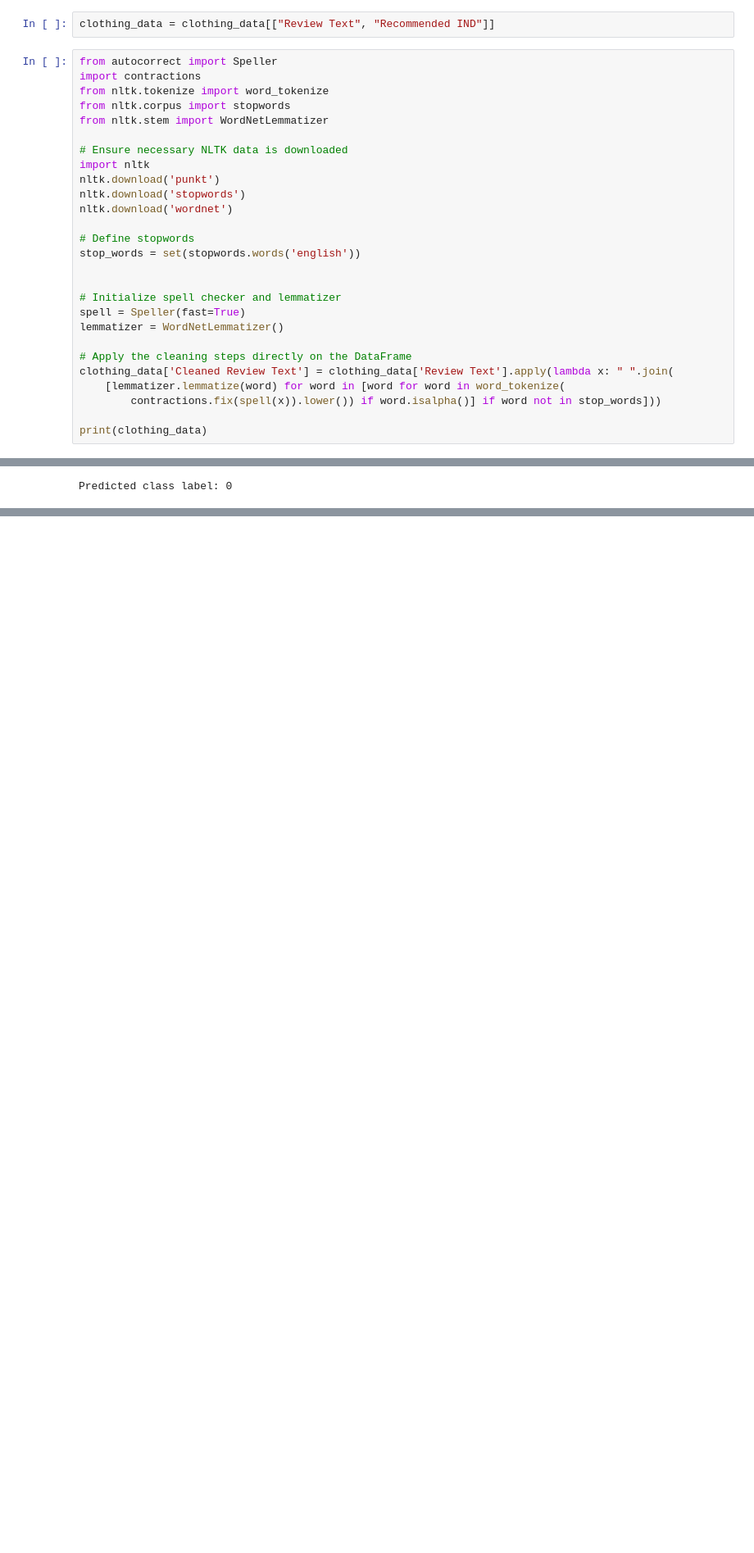
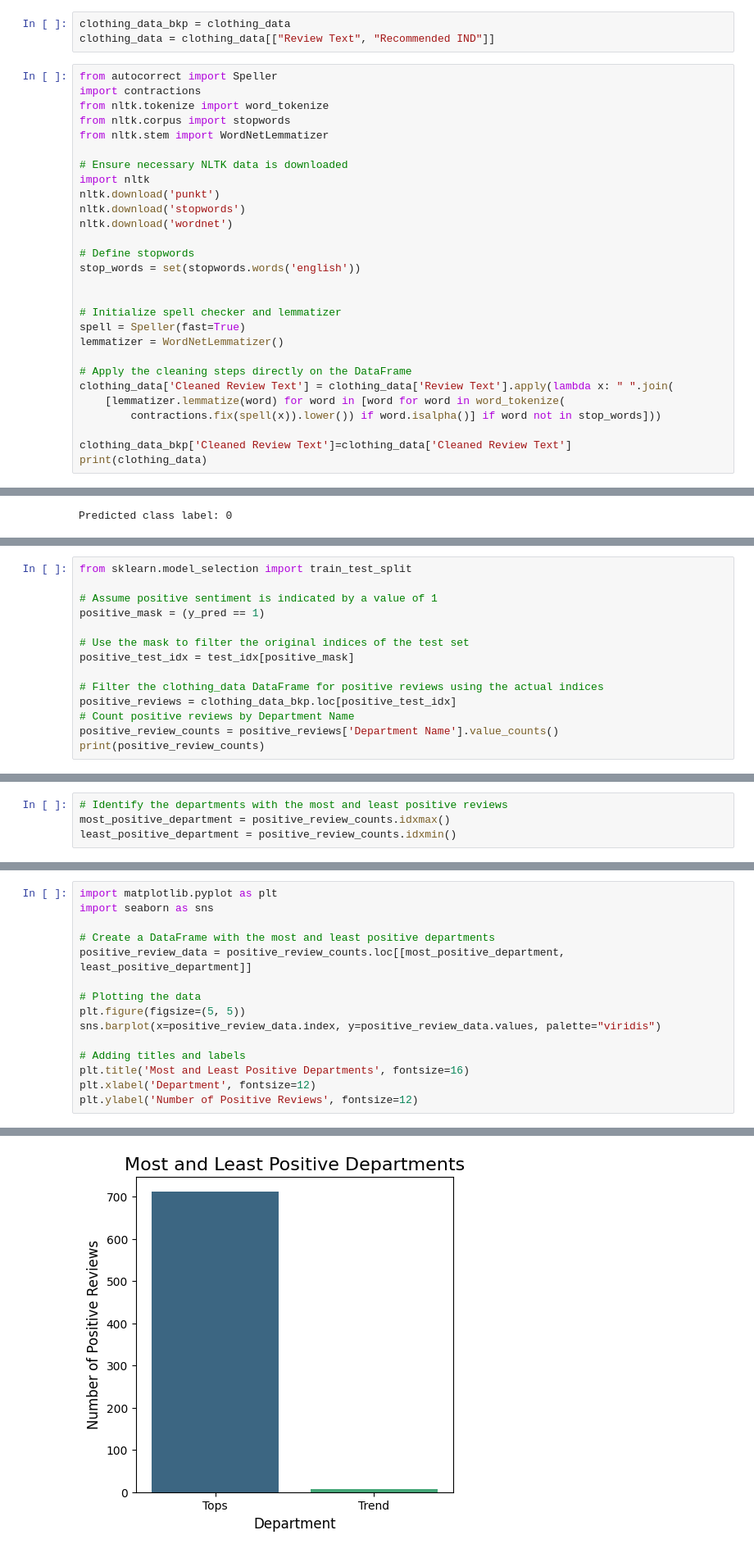
Before and after one commit to fahad-roshan/DS_FINAL_PROJECT, a Jupyter notebook: final_project.ipynb, the cells around one changed output, grey strips where cells are left out. Shown at 82% size. Drawn from its saved outputs; the diff is of its cells as text; blank space fills up the shorter version.

```diff
--- a/final_project.ipynb
+++ b/final_project.ipynb
@@ -19,4 +52,5 @@ print(clothing_data.shape)
 # %%
+clothing_data_bkp = clothing_data
 clothing_data = clothing_data[["Review Text", "Recommended IND"]]
 # %%
 from autocorrect import Speller
@@ -44,6 +78,7 @@ clothing_data['Cleaned Review Text'] = clothing_data['Review Text'].apply(lambda
     [lemmatizer.lemmatize(word) for word in [word for word in word_tokenize(
         contractions.fix(spell(x)).lower()) if word.isalpha()] if word not in stop_words]))
 
+clothing_data_bkp['Cleaned Review Text']=clothing_data['Cleaned Review Text']
 print(clothing_data)
 # %% [output]
 [nltk_data] Downloading package punkt to /root/nltk_data...
@@ -503,0 +617,14 @@ plt.show()
+# %%
+from sklearn.model_selection import train_test_split
+
+# Assume positive sentiment is indicated by a value of 1
+positive_mask = (y_pred == 1)
+
+# Use the mask to filter the original indices of the test set
+positive_test_idx = test_idx[positive_mask]
+
+# Filter the clothing_data DataFrame for positive reviews using the actual indices
+positive_reviews = clothing_data_bkp.loc[positive_test_idx]
+# Count positive reviews by Department Name
+positive_review_counts = positive_reviews['Department Name'].value_counts()
+print(positive_review_counts)
@@ -503,0 +640,4 @@ plt.show()
+# %%
+# Identify the departments with the most and least positive reviews
+most_positive_department = positive_review_counts.idxmax()
+least_positive_department = positive_review_counts.idxmin()
@@ -503,0 +650,16 @@ plt.show()
+# %%
+import matplotlib.pyplot as plt
+import seaborn as sns
+
+# Create a DataFrame with the most and least positive departments
+positive_review_data = positive_review_counts.loc[[most_positive_department, least_positive_department]]
+
+# Plotting the data
+plt.figure(figsize=(5, 5))
+sns.barplot(x=positive_review_data.index, y=positive_review_data.values, palette="viridis")
+
+# Adding titles and labels
+plt.title('Most and Least Positive Departments', fontsize=16)
+plt.xlabel('Department', fontsize=12)
+plt.ylabel('Number of Positive Reviews', fontsize=12)
+# %% [output]
@@ -503,0 +670 @@ plt.show()
+[figure, added]
```
Also changed, not shown: parts of 15 cells of this notebook.
